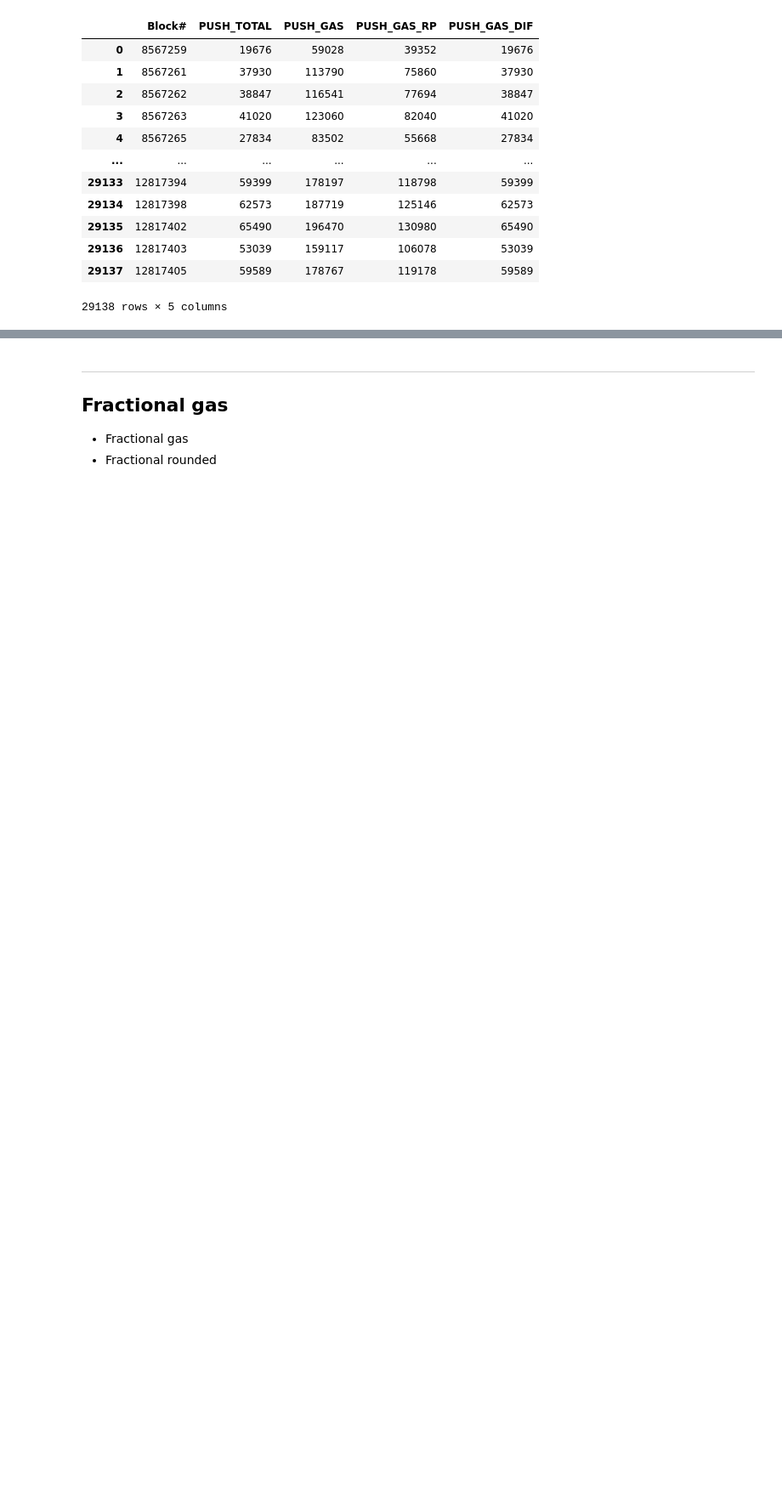
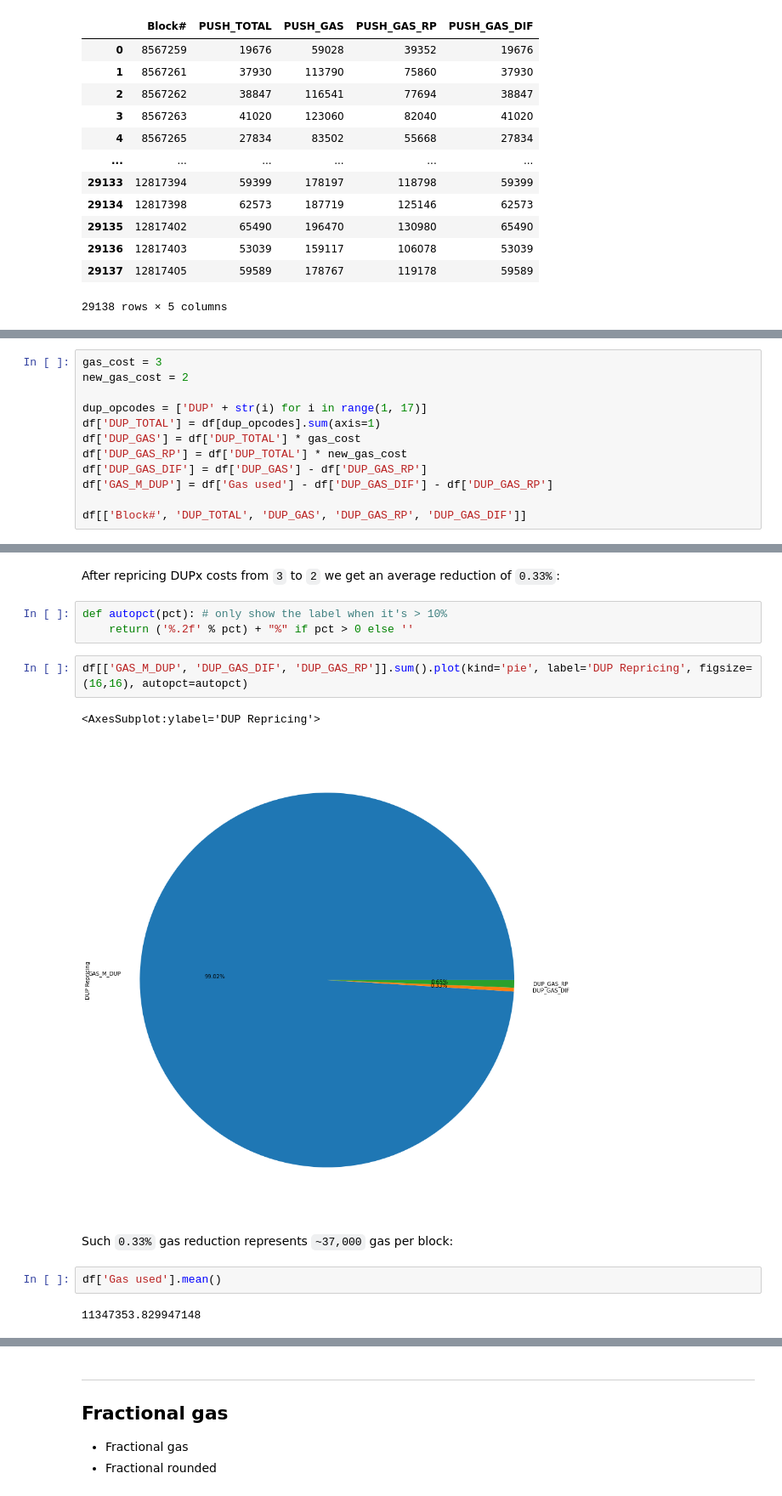
Before and after one commit to hugo-dc/opcode_usage, a Jupyter notebook: notebook/evm_price_improvements.ipynb, the cells around one changed output, grey strips where cells are left out. Shown: that part at 85% size. Drawn from its saved outputs; the diff is of its cells as text; blank space fills up the shorter version.

Commit message:
Update DUPx

```diff
--- a/notebook/evm_price_improvements.ipynb
+++ b/notebook/evm_price_improvements.ipynb
@@ -130,0 +125,12 @@ dup_opcodes = ['DUP' + str(i) for i in range(1, 17)]
+# %%
+gas_cost = 3
+new_gas_cost = 2
+
+dup_opcodes = ['DUP' + str(i) for i in range(1, 17)]
+df['DUP_TOTAL'] = df[dup_opcodes].sum(axis=1)
+df['DUP_GAS'] = df['DUP_TOTAL'] * gas_cost
+df['DUP_GAS_RP'] = df['DUP_TOTAL'] * new_gas_cost
+df['DUP_GAS_DIF'] = df['DUP_GAS'] - df['DUP_GAS_RP']
+df['GAS_M_DUP'] = df['Gas used'] - df['DUP_GAS_DIF'] - df['DUP_GAS_RP']
+
+df[['Block#', 'DUP_TOTAL', 'DUP_GAS', 'DUP_GAS_RP', 'DUP_GAS_DIF']]
@@ -130,0 +151,16 @@ dup_opcodes = ['DUP' + str(i) for i in range(1, 17)]
+# %% [markdown]
+After repricing DUPx costs from `3` to `2` we get an average reduction of `0.33%`:
+# %%
+def autopct(pct): # only show the label when it's > 10%
+    return ('%.2f' % pct) + "%" if pct > 0 else ''
+# %%
+df[['GAS_M_DUP', 'DUP_GAS_DIF', 'DUP_GAS_RP']].sum().plot(kind='pie', label='DUP Repricing', figsize=(16,16), autopct=autopct)
+# %% [output]
+<AxesSubplot:ylabel='DUP Repricing'>
+[figure, added]
+# %% [markdown]
+Such `0.33%` gas reduction represents `~37,000` gas per block:
+# %%
+df['Gas used'].mean()
+# %% [output]
+11347353.829947148
```
Also changed, not shown: parts of 23 cells of this notebook.
